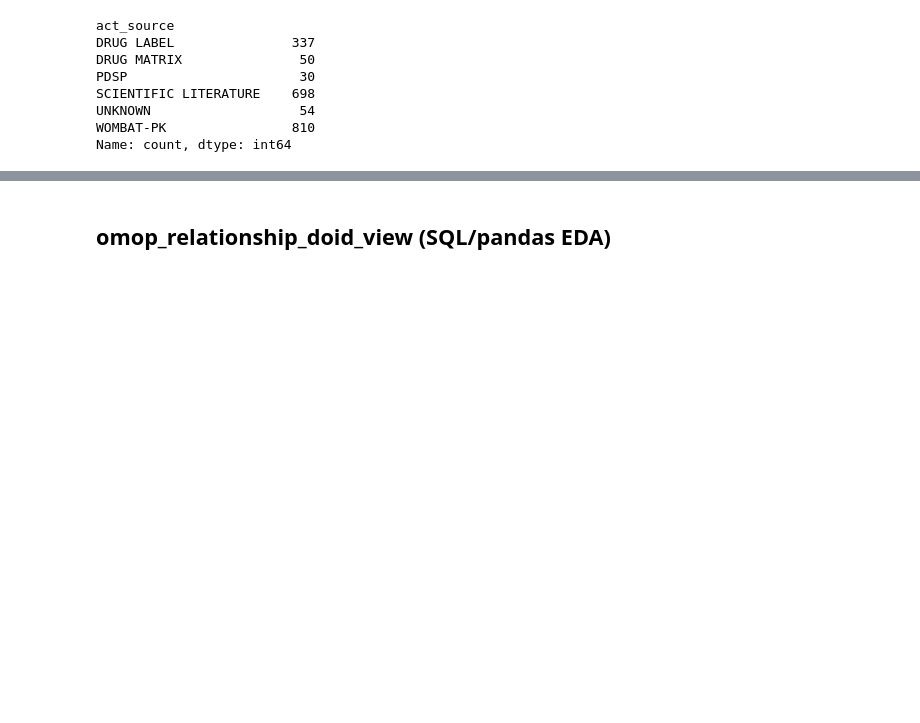
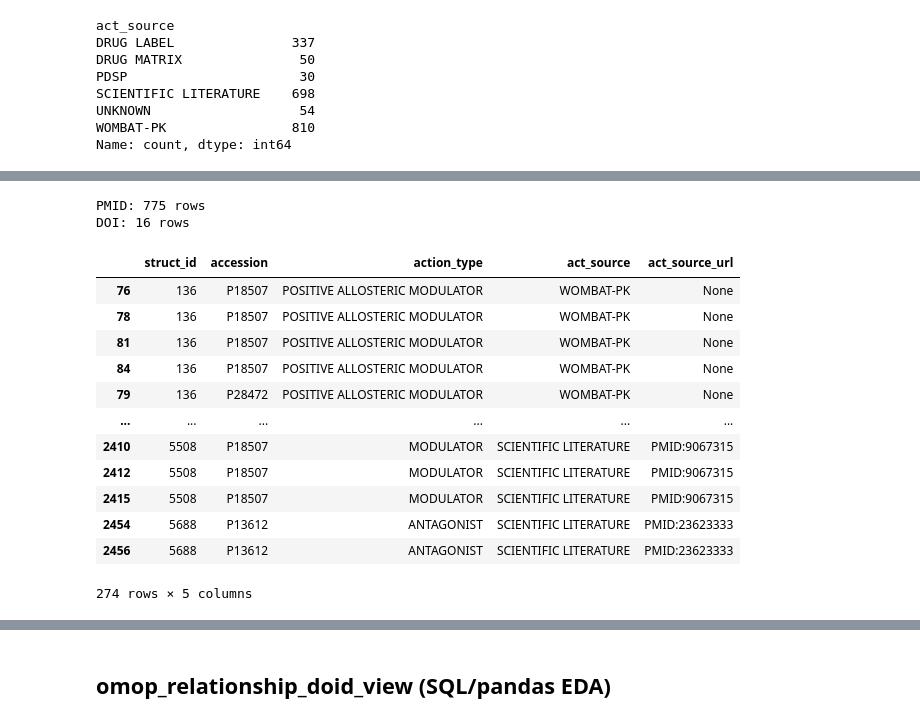
Before and after one commit to NCATSTranslator/translator-ingests, a Jupyter notebook: src/translator_ingest/ingests/drugcentral/eda_and_parser_dev.ipynb, the cells around one changed output, grey strips where cells are left out. Cells and saved outputs as stored; diff of their text form; code cells hidden in the pictures; blank space fills up the shorter version.

```diff
--- a/src/translator_ingest/ingests/drugcentral/eda_and_parser_dev.ipynb
+++ b/src/translator_ingest/ingests/drugcentral/eda_and_parser_dev.ipynb
@@ -907,0 +926,10 @@ website_counts
+# %%
+## INCLUDE IN PARSER
+
+## much quicker!
+
+engine = create_engine(server_url)
+
+## closes connection automatically afterwards
+with engine.connect() as db_conn:
+    df1_qfilter = pd.read_sql_query(act_query, con=db_conn)
@@ -907,0 +1021,10 @@ website_counts
+# %%
+## INCLUDE IN PARSER
+
+## note: didn't find any spaces in values during EDA
+
+df1_qfilter["accession"] = df1_qfilter["accession"].str.split("|")
+# %%
+## INCLUDE IN PARSER
+
+df1_qfilter = df1_qfilter.explode("accession", ignore_index=True)
@@ -907,0 +1048,42 @@ website_counts
+# %%
+URL_TO_PREFIX = {
+    "https://pubmed.ncbi.nlm.nih.gov/": "PMID:",
+    "http://dx.doi.org/": "DOI:",
+    "https://doi.org/": "DOI:",
+}
+
+for k,v in URL_TO_PREFIX.items():
+    df1_qfilter["act_source_url"] = df1_qfilter["act_source_url"].str.replace(k, v)
+# %%
+## EDA only
+## diff counts than post-filtered because this has the pipe-split, explode
+
+for i in ["PMID", "DOI"]:
+    print(f"{i}: {df1_qfilter["act_source_url"].str.startswith(i).sum()} rows")
+# %% [output]
+PMID: 775 rows
+DOI: 16 rows
+# %%
+## EDA
+
+## check for duplicates - now exist after expanding accession!
+## including source: some are unique primary KS (however, multiple map to drugcentral as primary)
+##   leaving it to pipeline's merge step to merge edges with same drugcentral primary
+
+main_triple = ["struct_id", "accession", "action_type", "act_source"]
+
+df1_qfilter[df1_qfilter.duplicated(subset=main_triple, keep=False)].sort_values(by=main_triple)
+# %% [output]
+|  | struct_id | accession | action_type | act_source | act_source_url |
+| 76 | 136 | P18507 | POSITIVE ALLOSTERIC MODULATOR | WOMBAT-PK | None |
+| 78 | 136 | P18507 | POSITIVE ALLOSTERIC MODULATOR | WOMBAT-PK | None |
+| 81 | 136 | P18507 | POSITIVE ALLOSTERIC MODULATOR | WOMBAT-PK | None |
+| 84 | 136 | P18507 | POSITIVE ALLOSTERIC MODULATOR | WOMBAT-PK | None |
+| 79 | 136 | P28472 | POSITIVE ALLOSTERIC MODULATOR | WOMBAT-PK | None |
+| ... | ... | ... | ... | ... | ... |
+| 2410 | 5508 | P18507 | MODULATOR | SCIENTIFIC LITERATURE | PMID:9067315 |
+| 2412 | 5508 | P18507 | MODULATOR | SCIENTIFIC LITERATURE | PMID:9067315 |
+| 2415 | 5508 | P18507 | MODULATOR | SCIENTIFIC LITERATURE | PMID:9067315 |
+| 2454 | 5688 | P13612 | ANTAGONIST | SCIENTIFIC LITERATURE | PMID:23623333 |
+| 2456 | 5688 | P13612 | ANTAGONIST | SCIENTIFIC LITERATURE | PMID:23623333 |
+274 rows × 5 columns
```
Also changed, not shown: parts of 83 cells of this notebook.
